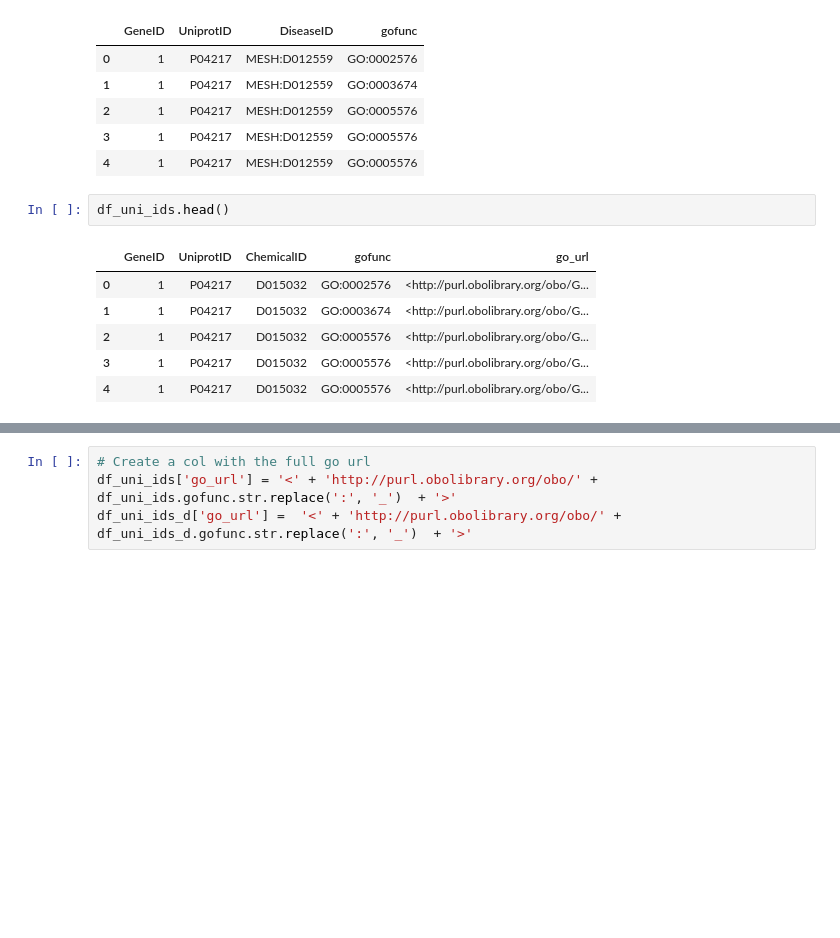
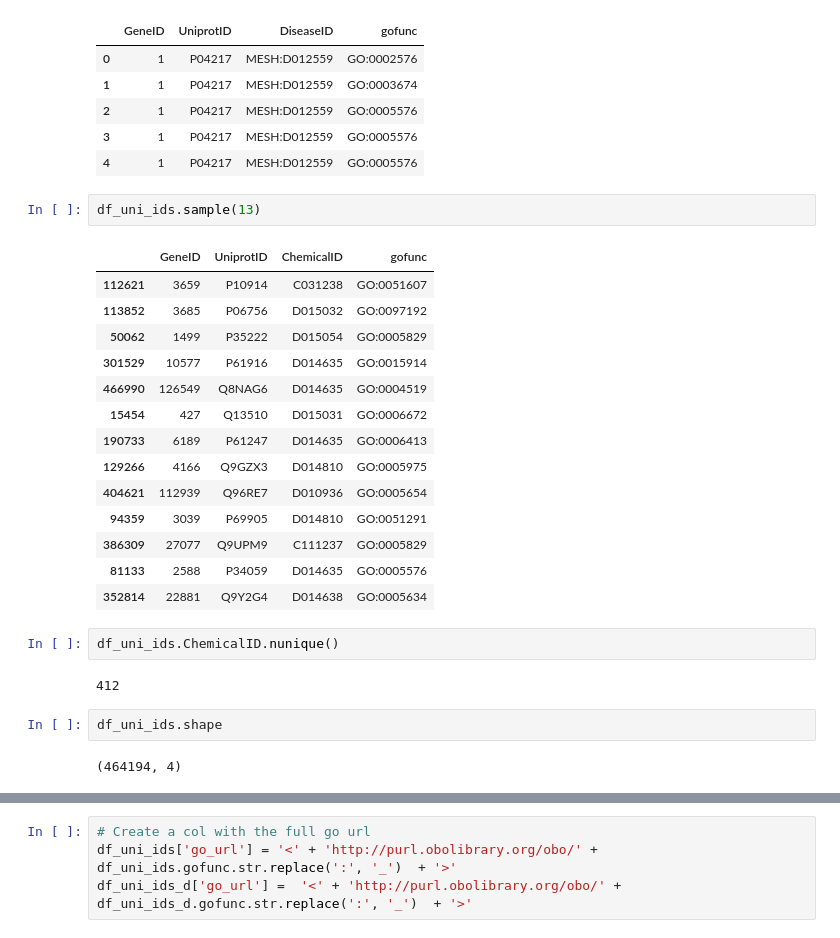
Before and after one commit to colemai/msc-thesis, a Jupyter notebook: opa/opa2vec.ipynb, the cells around one changed output, grey strips where cells are left out. Saved outputs shown, nothing was run; the diff lists cells and outputs as text; blank space fills up the shorter version.

```diff
--- a/opa/opa2vec.ipynb
+++ b/opa/opa2vec.ipynb
@@ -159,12 +193,28 @@ df_uni_ids_d.head()
 | 2 | 1 | P04217 | MESH:D012559 | GO:0005576 |
 | 3 | 1 | P04217 | MESH:D012559 | GO:0005576 |
 | 4 | 1 | P04217 | MESH:D012559 | GO:0005576 |
+# %%
+df_uni_ids.sample(13)
+# %% [output]
+|  | GeneID | UniprotID | ChemicalID | gofunc |
+| 112621 | 3659 | P10914 | C031238 | GO:0051607 |
+| 113852 | 3685 | P06756 | D015032 | GO:0097192 |
+| 50062 | 1499 | P35222 | D015054 | GO:0005829 |
+| 301529 | 10577 | P61916 | D014635 | GO:0015914 |
+| 466990 | 126549 | Q8NAG6 | D014635 | GO:0004519 |
+| 15454 | 427 | Q13510 | D015031 | GO:0006672 |
+| 190733 | 6189 | P61247 | D014635 | GO:0006413 |
+| 129266 | 4166 | Q9GZX3 | D014810 | GO:0005975 |
+| 404621 | 112939 | Q96RE7 | D010936 | GO:0005654 |
+| 94359 | 3039 | P69905 | D014810 | GO:0051291 |
+| 386309 | 27077 | Q9UPM9 | C111237 | GO:0005829 |
+| 81133 | 2588 | P34059 | D014635 | GO:0005576 |
+| 352814 | 22881 | Q9Y2G4 | D014638 | GO:0005634 |
+# %%
+df_uni_ids.ChemicalID.nunique()
+# %% [output]
+412
 # %%
-df_uni_ids.head()
+df_uni_ids.shape
 # %% [output]
-|  | GeneID | UniprotID | ChemicalID | gofunc | go_url |
-| 0 | 1 | P04217 | D015032 | GO:0002576 | <http://purl.obolibrary.org/obo/G... |
-| 1 | 1 | P04217 | D015032 | GO:0003674 | <http://purl.obolibrary.org/obo/G... |
-| 2 | 1 | P04217 | D015032 | GO:0005576 | <http://purl.obolibrary.org/obo/G... |
-| 3 | 1 | P04217 | D015032 | GO:0005576 | <http://purl.obolibrary.org/obo/G... |
-| 4 | 1 | P04217 | D015032 | GO:0005576 | <http://purl.obolibrary.org/obo/G... |
+(464194, 4)
```
Also changed, not shown: parts of 7 cells of this notebook, 3 other files.
